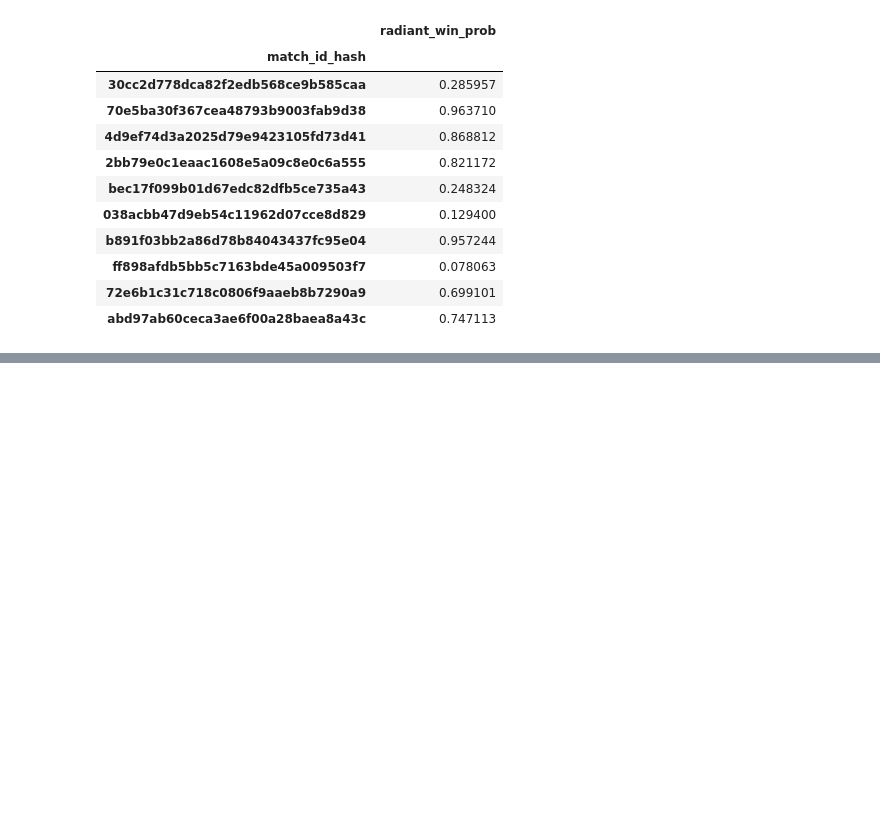
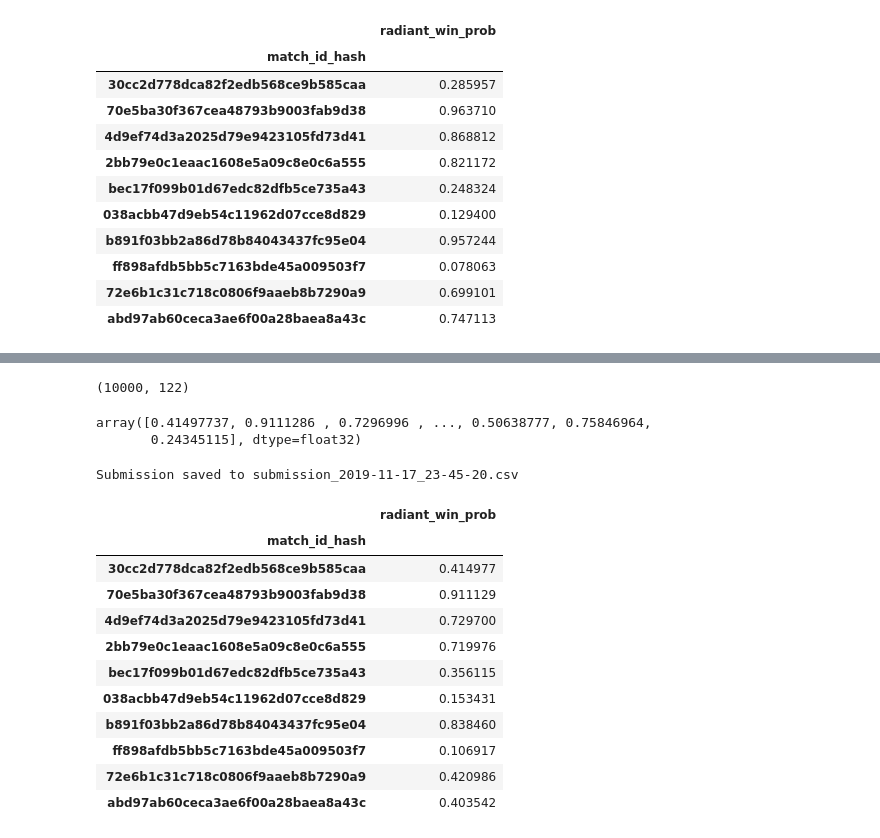
Before and after one commit to tankonst/game_winner_binary_classifier, a Jupyter notebook: Log_reg_tk.ipynb, the cells around one changed output, grey strips where cells are left out. Cells and saved outputs as stored; diff of their text form; code cells hidden in the pictures; blank space fills up the shorter version.

```diff
--- a/Log_reg_tk.ipynb
+++ b/Log_reg_tk.ipynb
@@ -709,0 +773,2 @@ Submission saved to submission_2019-11-15_18-14-32.csv
+# %%
+pipe_xgb.fit(X_train,y_train)
@@ -709,0 +790,2 @@ Submission saved to submission_2019-11-15_18-14-32.csv
+# %%
+pipe_xgb.fit(X_xgb,y)
@@ -709,0 +798,36 @@ Submission saved to submission_2019-11-15_18-14-32.csv
+# %%
+test_data =  pd.read_csv(r'C:\Users\Tatiana\Documents\Programming\MLcourse competition\new_feat_test_small.csv', index_col ='match_id_hash')
+test_data.shape
+# %% [output]
+(10000, 122)
+# %%
+X_sub_xgb = test_data
+y_test_pred_xgb = pipe_xgb.predict_proba(X_sub_xgb)[:, 1]
+y_test_pred_xgb
+# %% [output]
+array([0.41497737, 0.9111286 , 0.7296996 , ..., 0.50638777, 0.75846964,
+       0.24345115], dtype=float32)
+# %%
+df_submission = pd.DataFrame({'radiant_win_prob': y_test_pred_xgb},index=test_data.index)
+
+import datetime
+submission_filename = 'submission_{}.csv'.format(
+    datetime.datetime.now().strftime('%Y-%m-%d_%H-%M-%S'))
+df_submission.to_csv(submission_filename)
+print('Submission saved to {}'.format(submission_filename))
+
+df_submission.head(10)
+# %% [output]
+Submission saved to submission_2019-11-17_23-45-20.csv
+|  | radiant_win_prob |
+| match_id_hash |  |
+| 30cc2d778dca82f2edb568ce9b585caa | 0.414977 |
+| 70e5ba30f367cea48793b9003fab9d38 | 0.911129 |
+| 4d9ef74d3a2025d79e9423105fd73d41 | 0.729700 |
+| 2bb79e0c1eaac1608e5a09c8e0c6a555 | 0.719976 |
+| bec17f099b01d67edc82dfb5ce735a43 | 0.356115 |
+| 038acbb47d9eb54c11962d07cce8d829 | 0.153431 |
+| b891f03bb2a86d78b84043437fc95e04 | 0.838460 |
+| ff898afdb5bb5c7163bde45a009503f7 | 0.106917 |
+| 72e6b1c31c718c0806f9aaeb8b7290a9 | 0.420986 |
+| abd97ab60ceca3ae6f00a28baea8a43c | 0.403542 |
```
Also changed, not shown: parts of 17 cells of this notebook, 5 other files.
